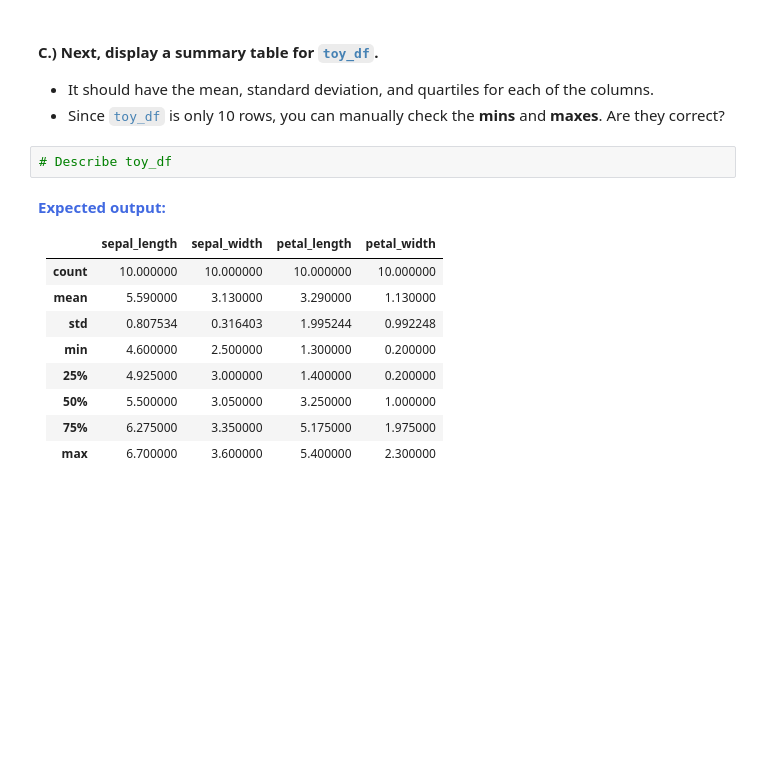
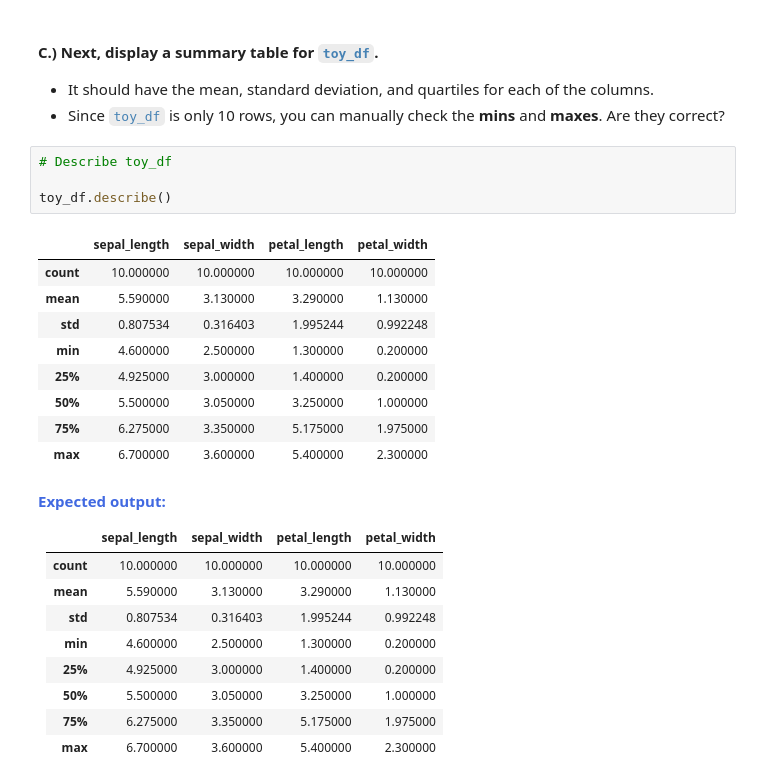
Before and after one commit to tundeiness/secret-agent-bootcamp, a Jupyter notebook: 5 - Workbook - Pandas.ipynb, the cells around one changed output. Saved outputs shown, nothing was run; the diff lists cells and outputs as text; blank space fills up the shorter version.

```diff
--- a/5 - Workbook - Pandas.ipynb
+++ b/5 - Workbook - Pandas.ipynb
@@ -536,6 +551,18 @@ In the previous lesson, we also introduced the idea of using a **toy problem** t
 * Since <code style="color:steelblue">toy_df</code> is only 10 rows, you can manually check the **mins** and **maxes**. Are they correct?
 # %%
 # Describe toy_df
+
+toy_df.describe()
+# %% [output]
+|  | sepal_length | sepal_width | petal_length | petal_width |
+| count | 10.000000 | 10.000000 | 10.000000 | 10.000000 |
+| mean | 5.590000 | 3.130000 | 3.290000 | 1.130000 |
+| std | 0.807534 | 0.316403 | 1.995244 | 0.992248 |
+| min | 4.600000 | 2.500000 | 1.300000 | 0.200000 |
+| 25% | 4.925000 | 3.000000 | 1.400000 | 0.200000 |
+| 50% | 5.500000 | 3.050000 | 3.250000 | 1.000000 |
+| 75% | 6.275000 | 3.350000 | 5.175000 | 1.975000 |
+| max | 6.700000 | 3.600000 | 5.400000 | 2.300000 |
 # %% [markdown]
 <strong style="color:RoyalBlue">Expected output:</strong>
 <table border="1" class="dataframe">
```
Also changed, not shown: parts of 12 cells of this notebook, 1 other file.
